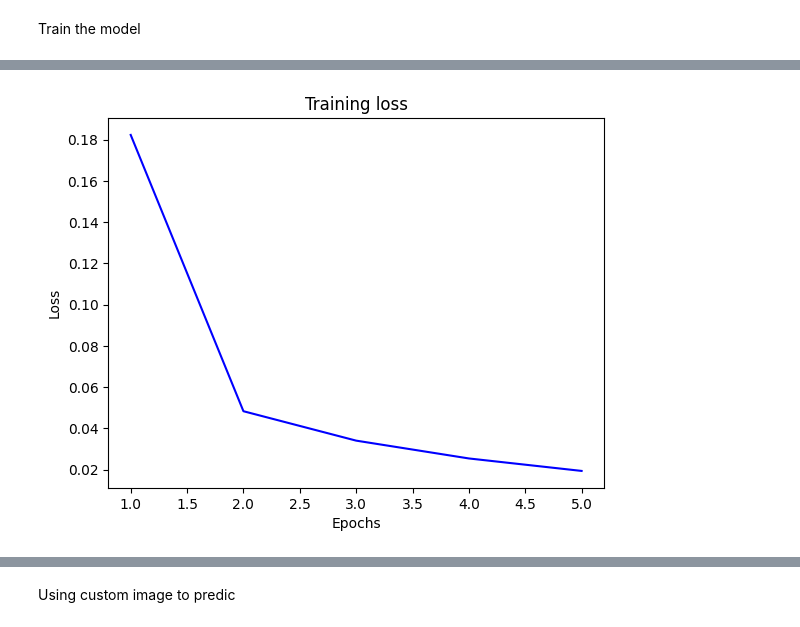
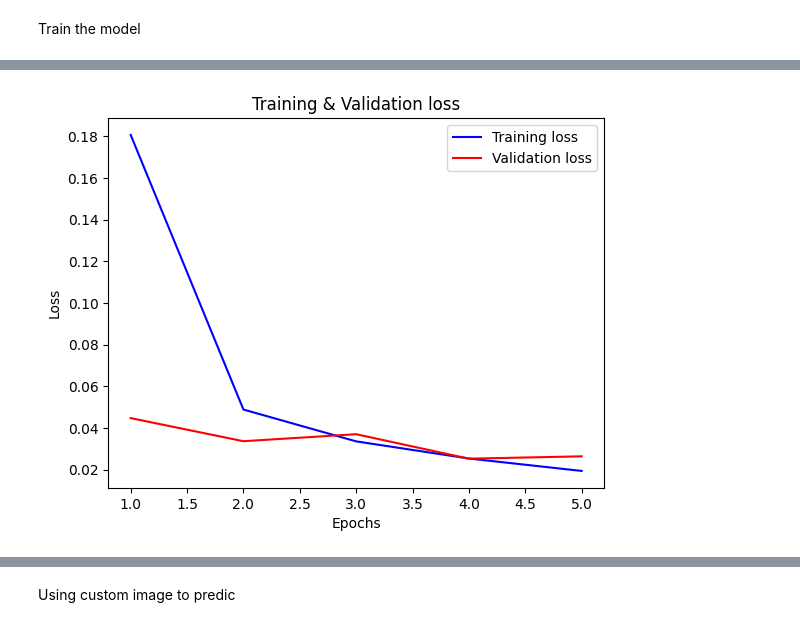
Before and after one commit to erf-non/Keras-practice, a Jupyter notebook: Small_CNN.ipynb, the cells around one changed output, grey strips where cells are left out. Drawn from its saved outputs; the diff is of its cells as text; code cells hidden in the pictures.

```diff
--- a/Small_CNN.ipynb
+++ b/Small_CNN.ipynb
@@ -37,6 +46,7 @@ Train the model
 # %%
 model.compile(optimizer='rmsprop', loss='categorical_crossentropy',
               metrics='accuracy')
-history = model.fit(train_images, train_labels, epochs=5, batch_size=64)
+history = model.fit(train_images, train_labels, epochs=5, batch_size=64,
+                    validation_data=(test_images, test_labels))
 # %% [output]
 Epoch 1/5
@@ -52,14 +62,17 @@ Epoch 5/5
 # %%
-import matplotlib.pyplot as plt
+
 
 history_dic = history.history
 loss_value = history_dic['loss']
+val_loss_values = history_dic['val_loss']
 
 epochs = range(1, len(loss_value) + 1)
-plt.plot(epochs, loss_value, 'b')
-plt.title('Training loss')
+plt.plot(epochs, loss_value, 'b', label = "Training loss")
+plt.plot(epochs, val_loss_values, 'r', label = "Validation loss")
+plt.title('Training & Validation loss')
 plt.xlabel('Epochs')
 plt.ylabel('Loss')
+plt.legend()
 plt.show()
 # %% [output]
-[figure, old version]
+[figure, new version]
```
Also changed, not shown: parts of 9 cells of this notebook, 2 other files.
